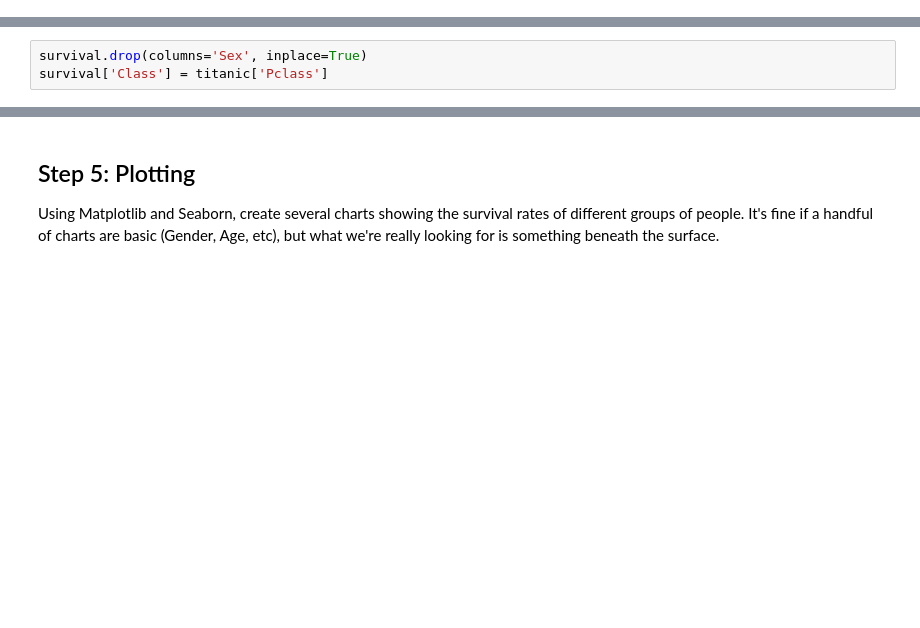
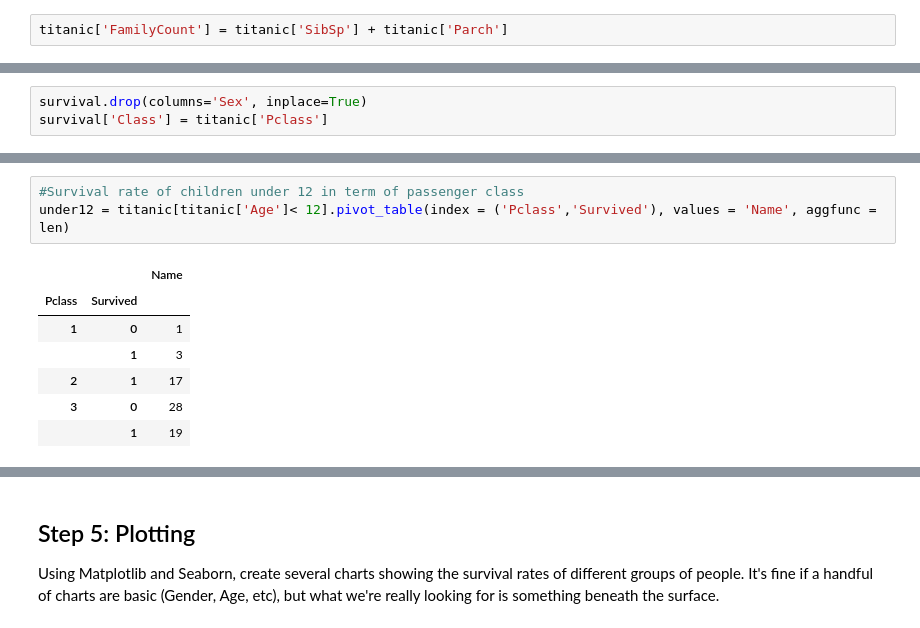
Before and after one commit to altheaxcvii/GA-Labs, a Jupyter notebook: Lab 1.2 Titanic Pandas/titanic_lab.ipynb, the cells around one changed output, grey strips where cells are left out. Cells and saved outputs as stored; diff of their text form; blank space fills up the shorter version.

```diff
--- a/Lab 1.2 Titanic Pandas/titanic_lab.ipynb
+++ b/Lab 1.2 Titanic Pandas/titanic_lab.ipynb
@@ -115,6 +115,8 @@ titanic.loc[(titanic[titanic['Cabin'].isnull()].index.to_list()),'Cabin'] = '¯\
   - Create 3 columns: `Embarked_C`, `Embarked_Q` and `Embarked_S`. These columns will have 1's and 0's that correspond to the `C`, `Q` and `S` values in the `Embarked` column
   - Do the same thing for `Sex`
   - BONUS: Extract the title from everyone's name and create dummy columns
+# %%
+titanic['FamilyCount'] = titanic['SibSp'] + titanic['Parch']
 # %%
 #Use regular expression to find the Reverends
 rev_index = []
@@ -192,0 +241,11 @@ class_survival = survival.pivot_table(index=('Class','Survived'), aggfunc=len)
+# %%
+#Survival rate of children under 12 in term of passenger class
+under12 = titanic[titanic['Age']< 12].pivot_table(index = ('Pclass','Survived'), values = 'Name', aggfunc = len)
+# %% [output]
+|  |  | Name |
+| Pclass | Survived |  |
+| 1 | 0 | 1 |
+|  | 1 | 3 |
+| 2 | 1 | 17 |
+| 3 | 0 | 28 |
+|  | 1 | 19 |
```
Also changed, not shown: parts of 14 cells of this notebook.
